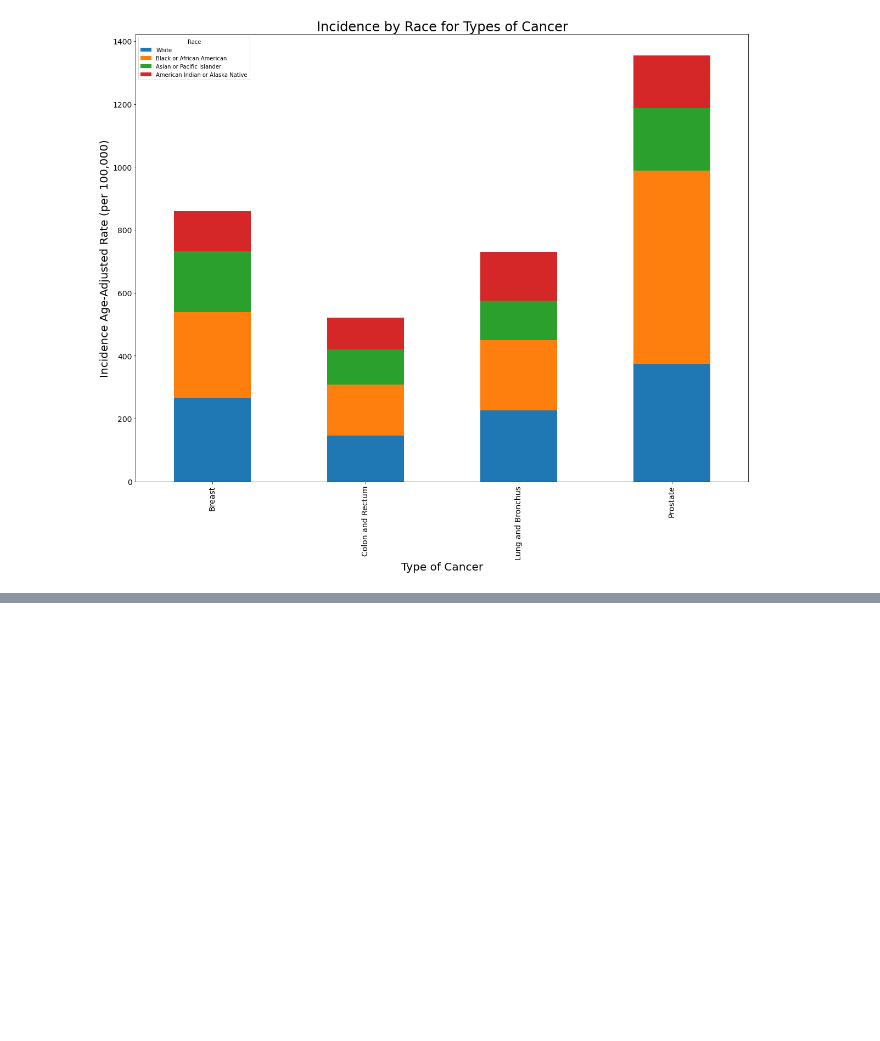
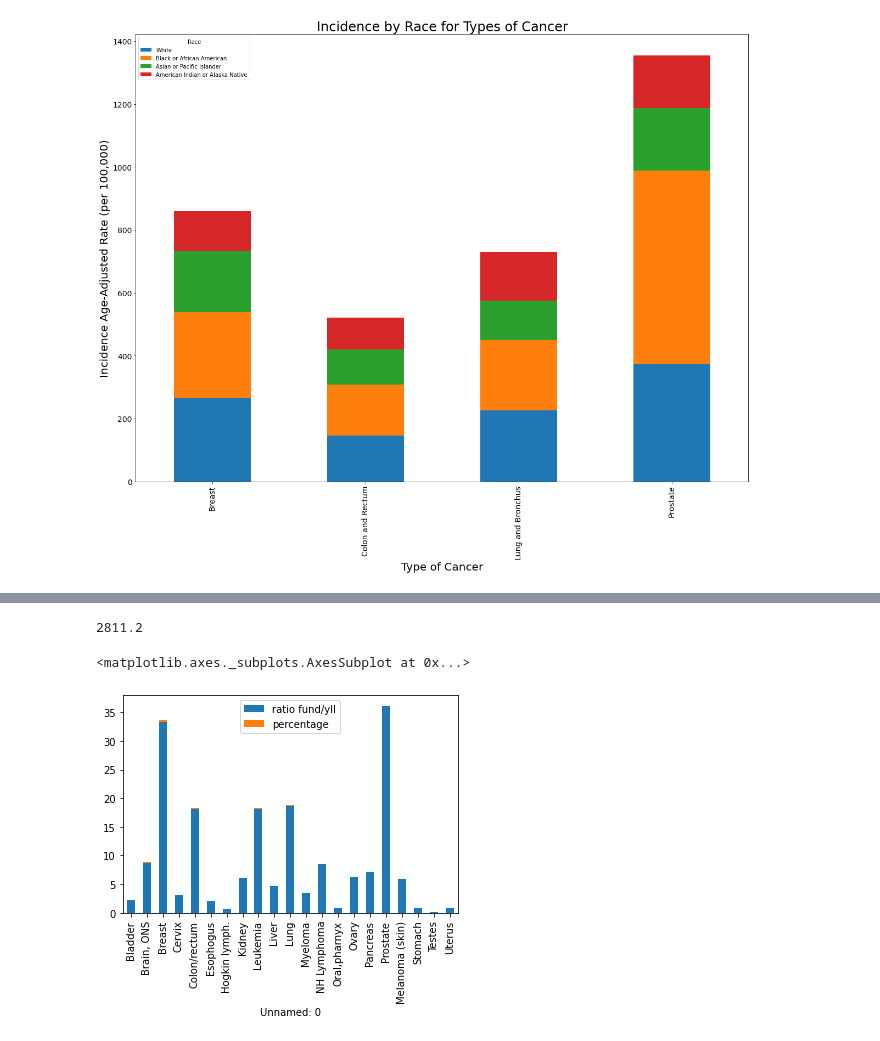
Before and after one commit to hgage/CS-320-Final-Project, a Jupyter notebook: cancer_rates_ntbk.ipynb, the cells around one changed output, grey strips where cells are left out. Drawn from its saved outputs; the diff is of its cells as text; code cells hidden in the pictures; blank space fills up the shorter version.

```diff
--- a/cancer_rates_ntbk.ipynb
+++ b/cancer_rates_ntbk.ipynb
@@ -347 +330,10 @@ funding_data
+# %%
+funding_data["NCI Funding (millions)"].sum()
+# %% [output]
+2811.2
+# %%
+funding_data.plot(x="Unnamed: 0", y=["ratio fund/yll", "percentage"], kind="bar", stacked=True)
+# %% [output]
+<matplotlib.axes._subplots.AxesSubplot at 0x...>
+[figure, added]
 # %%
```
Also changed, not shown: parts of 13 cells of this notebook.
